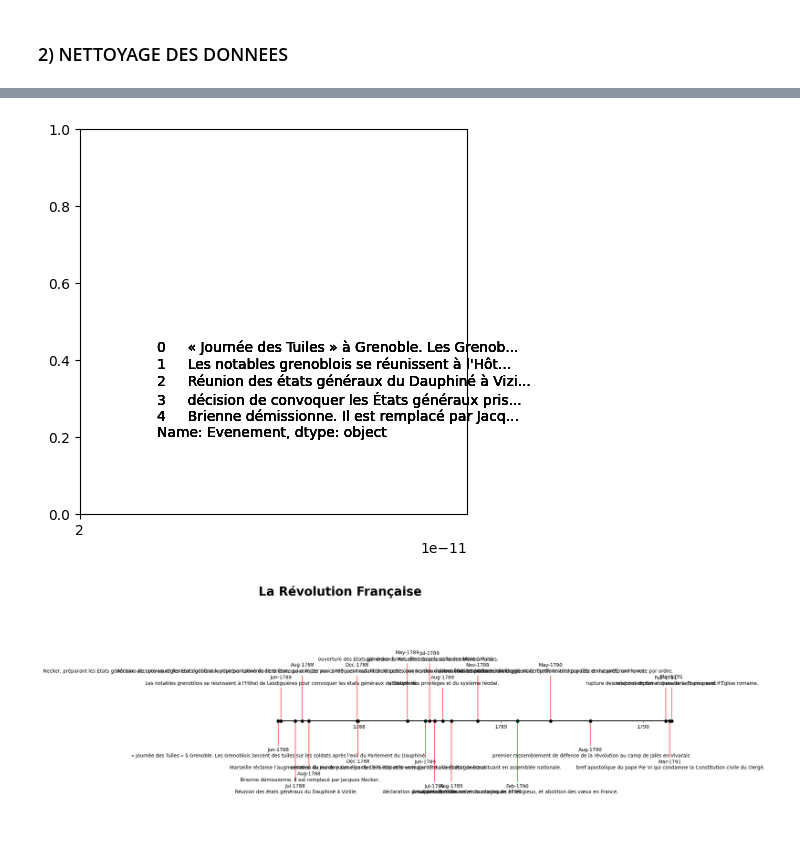
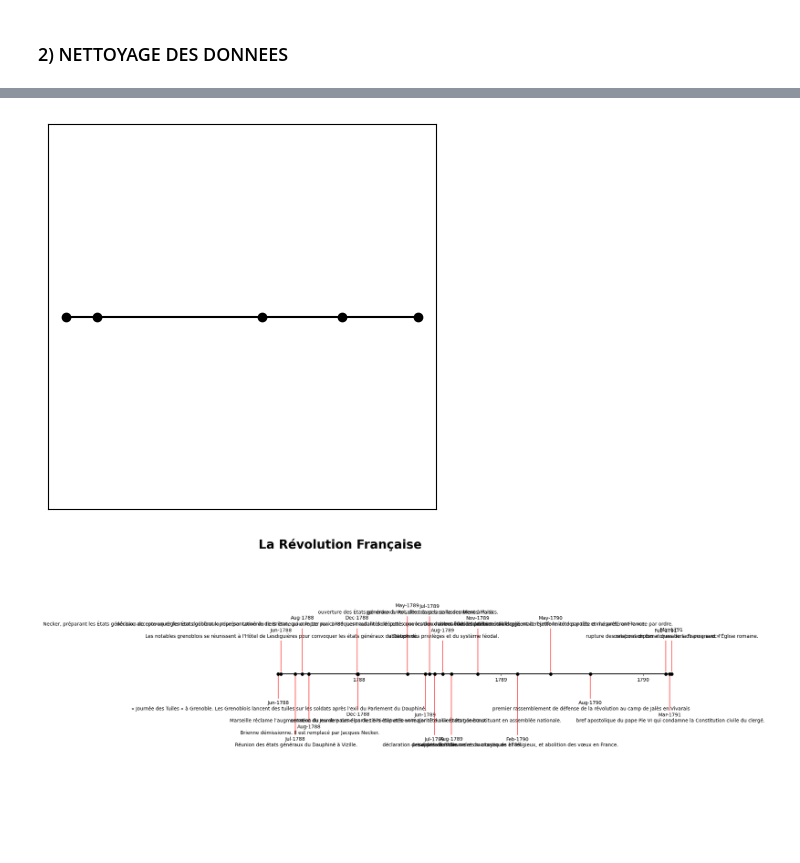
Before and after one commit to GUIAT/Frise-Chronologique-Revolution-Francaise, a Jupyter notebook: Frise Chronologique Revolution Francaise - 20240908.ipynb, the cells around one changed output, grey strips where cells are left out. Saved outputs shown, nothing was run; the diff lists cells and outputs as text; code cells hidden in the pictures; blank space fills up the shorter version.

```diff
--- a/Frise Chronologique Revolution Francaise - 20240908.ipynb
+++ b/Frise Chronologique Revolution Francaise - 20240908.ipynb
@@ -260,25 +217,16 @@ plt.show()
 # %%
 import matplotlib.pyplot as plt
-
+from datetime import datetime
 df3 = df2.head(5)
-#print(range(min(df3["datetimeParse"]),max(df3["datetimeParse"])))
-#print(min(df3["datetimeParse"]).year)
-#print(max(df3["datetimeParse"]))
-
+#print(df3)
 fig, ax = plt.subplots(figsize=(5, 5))
-
-ax.set_xticks(pd.date_range(min(df3["datetimeParse"]).year, max(df3["datetimeParse"]).year, freq="YS"))
-#for i in range(len(df3)):
-    ax.annotate(df3["Evenement"], xy=(0.2, 0.2), xytext=(0.2, 0.2))
-
-"""
-ax.axhline(0, c="black")
-ax.plot(df3["datetimeParse"])
-ax.set_xticks(df3["datetimeParse"])
-"""
+ax.plot(df3.datetimeParse, [0,]* len(df3), "-o", color="black")
+ax.set_xticks(pd.date_range(min(df3["datetimeParse"]), max(df3["datetimeParse"]), freq="YS"), range(int(min(df3["datetimeParse"]).year), int(max(df3["datetimeParse"]).year)))
+#print(df3["datetimeParse"])
+ax.yaxis.set_visible(False)
 plt.show()
 # %% [output]
-[figure, old version]
+[figure, new version]
 # %%
 import matplotlib.pyplot as plt
 
```
Also changed, not shown: parts of 2 cells of this notebook.
